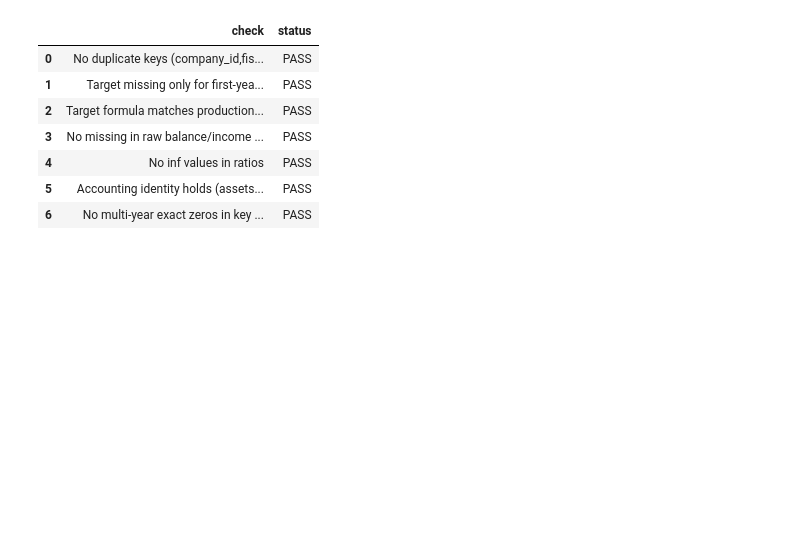
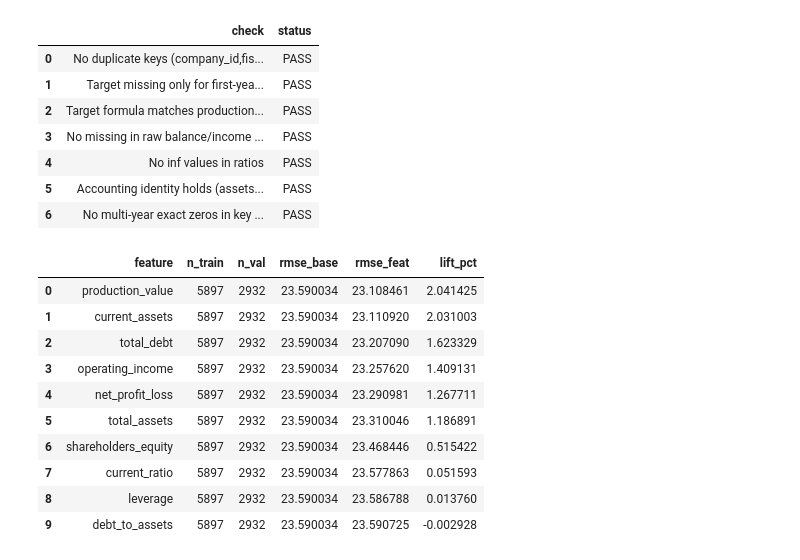
Before and after one commit to MoriondoTommaso/italian-financial-challenge, a Jupyter notebook: notebooks/work_tommaso.ipynb, the cells around one changed output. Cells and saved outputs as stored; diff of their text form; code cells hidden in the pictures; blank space fills up the shorter version.

```diff
--- a/notebooks/work_tommaso.ipynb
+++ b/notebooks/work_tommaso.ipynb
@@ -1134,3 +1080,101 @@ MULTI-YEAR EXACT ZEROS (>=2 years)
 | 4 | No inf values in ratios | PASS |
 | 5 | Accounting identity holds (assets... | PASS |
 | 6 | No multi-year exact zeros in key ... | PASS |
+# %%
+import numpy as np
+import pandas as pd
+from sklearn.linear_model import Ridge
+from sklearn.metrics import mean_squared_error
+
+ID_COL="company_id"
+TIME_COL="fiscal_year"
+TARGET="revenue_change"
+
+FEATURES = [
+    "production_value","total_assets","total_debt","current_assets","shareholders_equity",
+    "operating_income","net_profit_loss",
+    "current_ratio","debt_to_assets","leverage"
+]
+
+def y_slog(y):
+    return np.sign(y) * np.log1p(np.abs(y))
+
+def single_feature_lift_test(df, features=FEATURES):
+    d = df.sort_values([ID_COL, TIME_COL]).copy()
+
+    # y_next = revenue_change_{t+1}
+    d["y_next"] = d.groupby(ID_COL)[TARGET].shift(-1)
+
+    # split: train = x_2018->y_2019 and x_2019->y_2020 ; val = x_2020->y_2021
+    train_mask = d[TIME_COL].isin([2018, 2019]) & d["y_next"].notna()
+    val_mask   = d[TIME_COL].eq(2020) & d["y_next"].notna()
+
+    y_train = y_slog(d.loc[train_mask, "y_next"].values)
+    y_val   = y_slog(d.loc[val_mask, "y_next"].values)
+
+    # baseline = mean on train
+    y_pred_base = np.full_like(y_val, fill_value=y_train.mean(), dtype=float)
+    rmse_base = mean_squared_error(y_val, y_pred_base)
+
+    rows = []
+    for f in features:
+        if f not in d.columns:
+            continue
+
+        x_tr = d.loc[train_mask, f].replace([np.inf,-np.inf], np.nan).astype(float)
+        x_va = d.loc[val_mask, f].replace([np.inf,-np.inf], np.nan).astype(float)
+
+        # drop NaNs (feature-specific)
+        tr_ok = x_tr.notna()
+        va_ok = x_va.notna()
+
+        # need some data
+        if tr_ok.sum() < 500 or va_ok.sum() < 200:
+            continue
+
+        X_train = x_tr[tr_ok].to_numpy().reshape(-1,1)
+        Y_train = y_train[tr_ok.to_numpy()]
+        X_val   = x_va[va_ok].to_numpy().reshape(-1,1)
+        Y_val   = y_val[va_ok.to_numpy()]
+
+        # standardize using train stats (important)
+        mu = X_train.mean()
+        sd = X_train.std()
+        sd = sd if sd > 1e-12 else 1.0
+        X_train = (X_train - mu) / sd
+        X_val   = (X_val - mu) / sd
+
+        model = Ridge(alpha=1.0, random_state=0)
+        model.fit(X_train, Y_train)
+        pred = model.predict(X_val)
+
+        rmse = mean_squared_error(Y_val, pred)
+        lift = (rmse_base - rmse) / rmse_base
+
+        rows.append({
+            "feature": f,
+            "n_train": int(len(Y_train)),
+            "n_val": int(len(Y_val)),
+            "rmse_base": float(rmse_base),
+            "rmse_feat": float(rmse),
+            "lift_pct": float(lift*100),
+        })
+
+    out = pd.DataFrame(rows).sort_values("lift_pct", ascending=False).reset_index(drop=True)
+    return out
+
+# USO:
+tbl_lift = single_feature_lift_test(train_df)
+tbl_lift
+# %% [output]
+|  | feature | n_train | n_val | rmse_base | rmse_feat | lift_pct |
+| 0 | production_value | 5897 | 2932 | 23.590034 | 23.108461 | 2.041425 |
+| 1 | current_assets | 5897 | 2932 | 23.590034 | 23.110920 | 2.031003 |
+| 2 | total_debt | 5897 | 2932 | 23.590034 | 23.207090 | 1.623329 |
+| 3 | operating_income | 5897 | 2932 | 23.590034 | 23.257620 | 1.409131 |
+| 4 | net_profit_loss | 5897 | 2932 | 23.590034 | 23.290981 | 1.267711 |
+| 5 | total_assets | 5897 | 2932 | 23.590034 | 23.310046 | 1.186891 |
+| 6 | shareholders_equity | 5897 | 2932 | 23.590034 | 23.468446 | 0.515422 |
+| 7 | current_ratio | 5897 | 2932 | 23.590034 | 23.577863 | 0.051593 |
+| 8 | leverage | 5897 | 2932 | 23.590034 | 23.586788 | 0.013760 |
+| 9 | debt_to_assets | 5897 | 2932 | 23.590034 | 23.590725 | -0.002928 |
```
Also changed, not shown: parts of 1 cell of this notebook, 1 other file.
